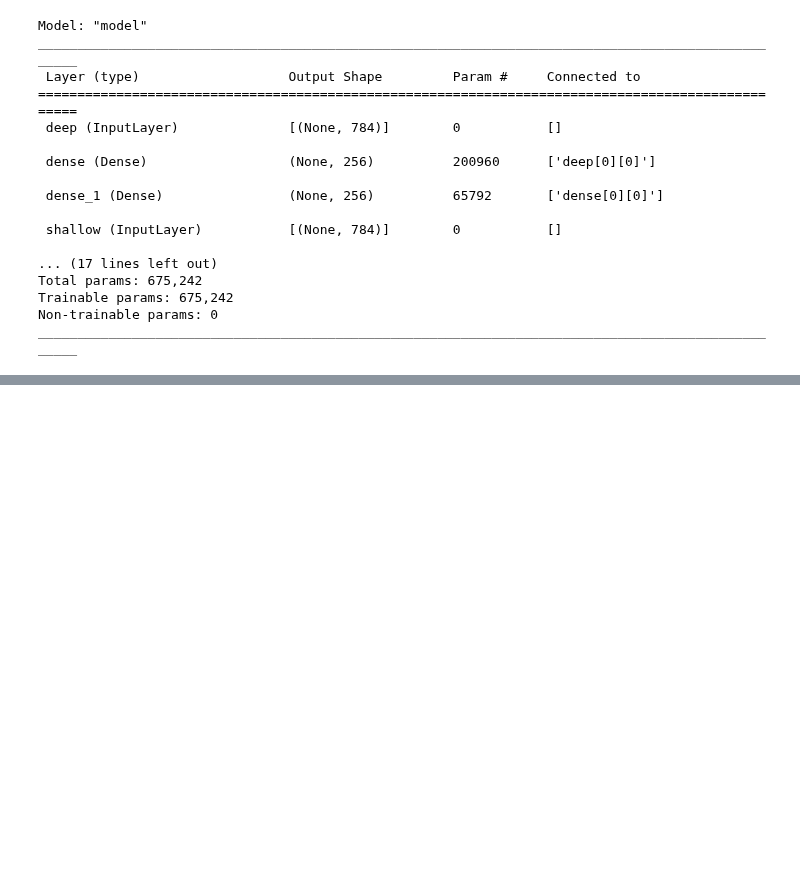
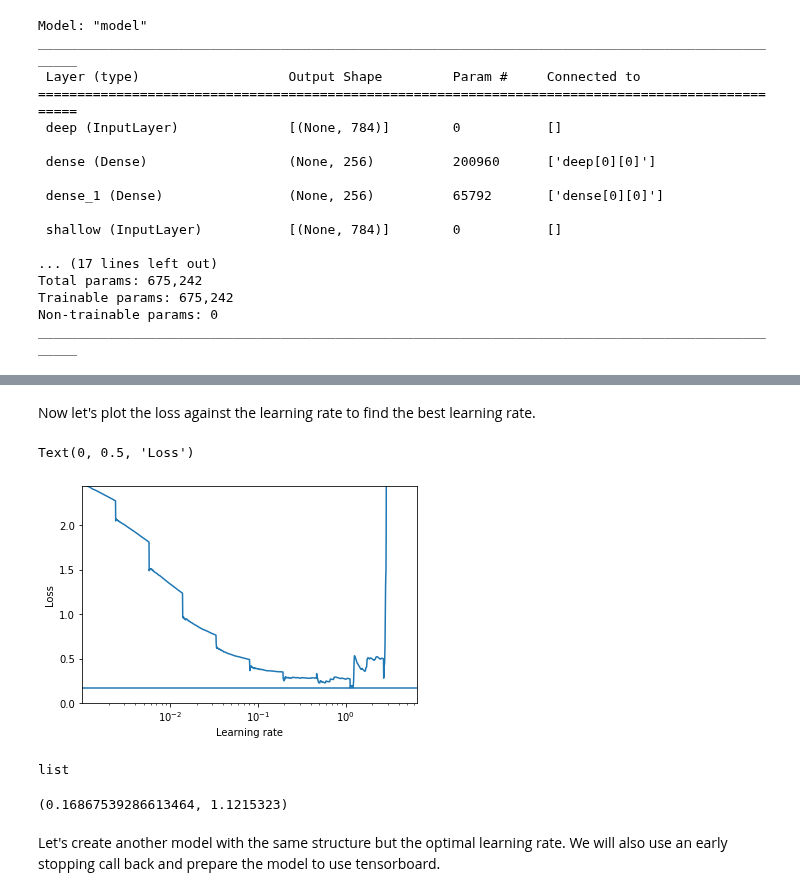
Before and after one commit to knolasco/Intro_to_ML_Course, a Jupyter notebook: Module6/MNIST_NeuralNet.ipynb, the cells around one changed output, grey strips where cells are left out. Saved outputs shown, nothing was run; the diff lists cells and outputs as text; code cells hidden in the pictures; blank space fills up the shorter version.

```diff
--- a/Module6/MNIST_NeuralNet.ipynb
+++ b/Module6/MNIST_NeuralNet.ipynb
@@ -137,0 +231,19 @@ I think the droup out dataset could be causing this issue. I will switch to a st
+# %%
+K = keras.backend
+
+class ExponentialLearningRate(keras.callbacks.Callback):
+    def __init__(self, factor):
+        self.factor = factor
+        self.rates = []
+        self.losses = []
+    def on_batch_end(self, batch, logs):
+        self.rates.append(K.get_value(self.model.optimizer.lr))
+        self.losses.append(logs["loss"])
+        K.set_value(self.model.optimizer.lr, self.model.optimizer.lr * self.factor)
+# %%
+keras.backend.clear_session()
+np.random.seed(42)
+tf.random.set_seed(42)
+
+my_nn_w_callback = build_model(X_train.shape[1])
+exp_lr = ExponentialLearningRate(factor = 1.005) # increase by 0.5% each time
@@ -137,0 +273,16 @@ I think the droup out dataset could be causing this issue. I will switch to a st
+# %% [markdown]
+Now let's plot the loss against the learning rate to find the best learning rate.
+# %%
+plt.plot(exp_lr.rates, exp_lr.losses)
+plt.gca().set_xscale('log')
+plt.hlines(min(exp_lr.losses), min(exp_lr.rates), max(exp_lr.rates))
+plt.axis([min(exp_lr.rates), max(exp_lr.rates), 0, exp_lr.losses[0]])
+plt.xlabel("Learning rate")
+plt.ylabel("Loss")
+# %% [output]
+Text(0, 0.5, 'Loss')
+[figure, added]
+# %%
+type(exp_lr.losses)
+# %% [output]
+list
@@ -137,0 +292,6 @@ I think the droup out dataset could be causing this issue. I will switch to a st
+# %%
+val, exp_lr.rates[idx]
+# %% [output]
+(0.16867539286613464, 1.1215323)
+# %% [markdown]
+Let's create another model with the same structure but the optimal learning rate. We will also use an early stopping call back and prepare the model to use tensorboard.
```
Also changed, not shown: parts of 30 cells of this notebook.
